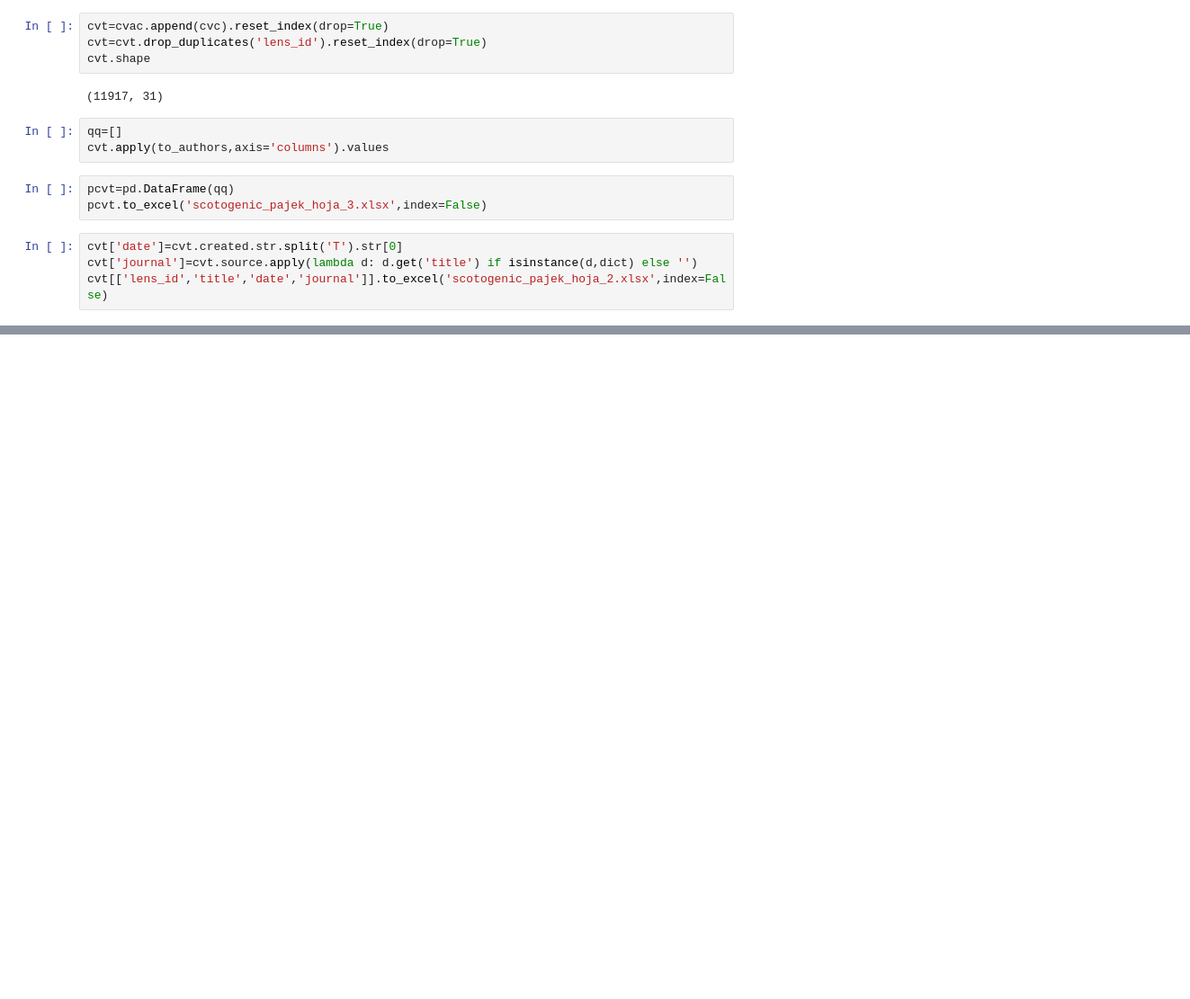
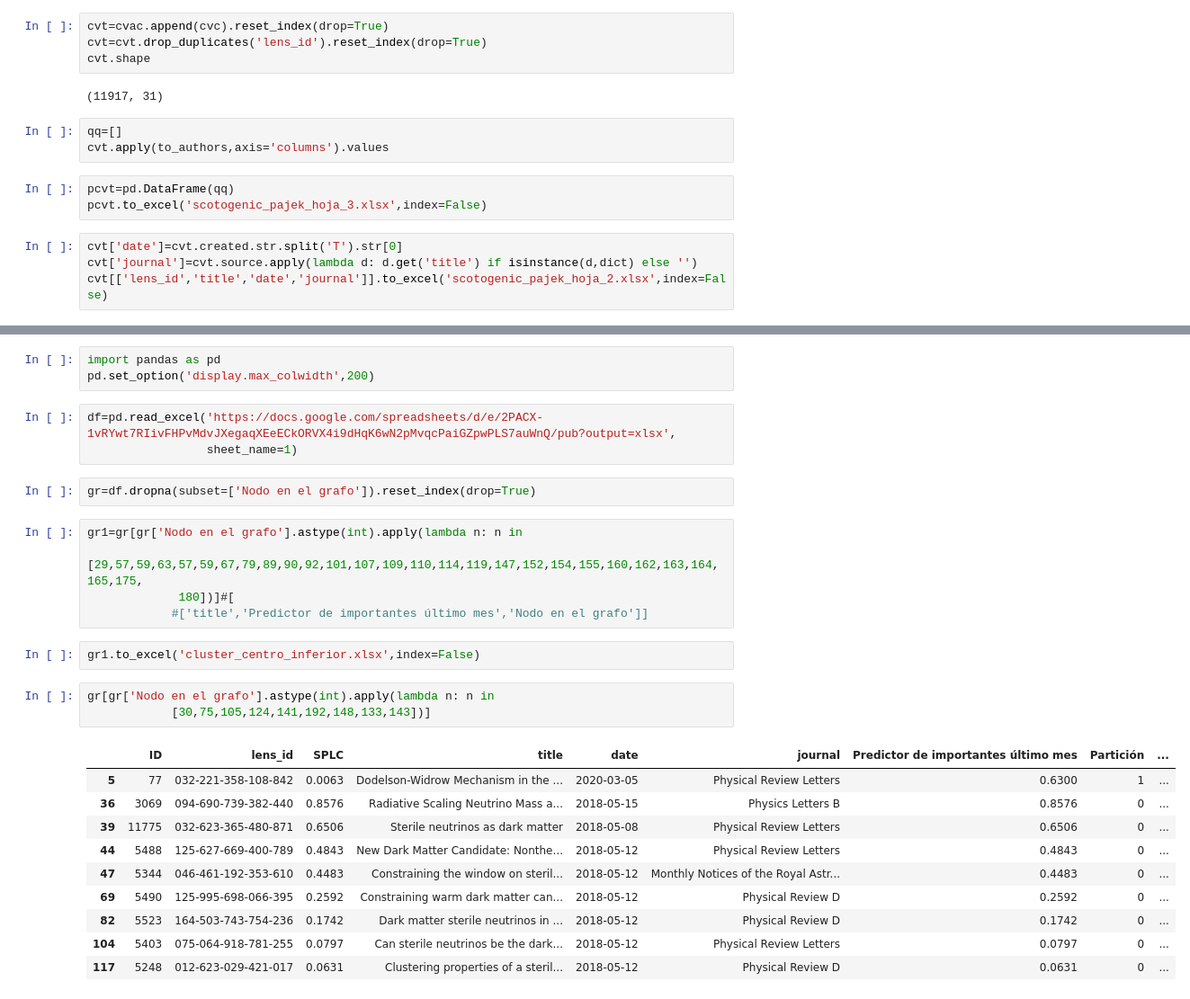
Before and after one commit to restrepo/articles_COVID-19, a Jupyter notebook: lens_scotogenic.ipynb, the cells around one changed output, grey strips where cells are left out. Shown: that part at 90% size. Drawn from its saved outputs; the diff is of its cells as text; blank space fills up the shorter version.

```diff
--- a/lens_scotogenic.ipynb
+++ b/lens_scotogenic.ipynb
@@ -465,0 +489,29 @@ cvt[['lens_id','title','date','journal']].to_excel('scotogenic_pajek_hoja_2.xlsx
+# %%
+import pandas as pd
+pd.set_option('display.max_colwidth',200)
+# %%
+df=pd.read_excel('https://docs.google.com/spreadsheets/d/e/2PACX-1vRYwt7RIivFHPvMdvJXegaqXEeECkORVX4i9dHqK6wN2pMvqcPaiGZpwPLS7auWnQ/pub?output=xlsx',
+                 sheet_name=1)
+# %%
+gr=df.dropna(subset=['Nodo en el grafo']).reset_index(drop=True)
+# %%
+gr1=gr[gr['Nodo en el grafo'].astype(int).apply(lambda n: n in
+            [29,57,59,63,57,59,67,79,89,90,92,101,107,109,110,114,119,147,152,154,155,160,162,163,164,165,175,
+             180])]#[
+            #['title','Predictor de importantes último mes','Nodo en el grafo']]
+# %%
+gr1.to_excel('cluster_centro_inferior.xlsx',index=False)
+# %%
+gr[gr['Nodo en el grafo'].astype(int).apply(lambda n: n in
+            [30,75,105,124,141,192,148,133,143])]
+# %% [output]
+|  | ID | lens_id | SPLC | title | date | journal | Predictor de importantes último mes | Partición | ... |
+| 5 | 77 | 032-221-358-108-842 | 0.0063 | Dodelson-Widrow Mechanism in the ... | 2020-03-05 | Physical Review Letters | 0.6300 | 1 | ... |
+| 36 | 3069 | 094-690-739-382-440 | 0.8576 | Radiative Scaling Neutrino Mass a... | 2018-05-15 | Physics Letters B | 0.8576 | 0 | ... |
+| 39 | 11775 | 032-623-365-480-871 | 0.6506 | Sterile neutrinos as dark matter | 2018-05-08 | Physical Review Letters | 0.6506 | 0 | ... |
+| 44 | 5488 | 125-627-669-400-789 | 0.4843 | New Dark Matter Candidate: Nonthe... | 2018-05-12 | Physical Review Letters | 0.4843 | 0 | ... |
+| 47 | 5344 | 046-461-192-353-610 | 0.4483 | Constraining the window on steril... | 2018-05-12 | Monthly Notices of the Royal Astr... | 0.4483 | 0 | ... |
+| 69 | 5490 | 125-995-698-066-395 | 0.2592 | Constraining warm dark matter can... | 2018-05-12 | Physical Review D | 0.2592 | 0 | ... |
+| 82 | 5523 | 164-503-743-754-236 | 0.1742 | Dark matter sterile neutrinos in ... | 2018-05-12 | Physical Review D | 0.1742 | 0 | ... |
+| 104 | 5403 | 075-064-918-781-255 | 0.0797 | Can sterile neutrinos be the dark... | 2018-05-12 | Physical Review Letters | 0.0797 | 0 | ... |
+| 117 | 5248 | 012-623-029-421-017 | 0.0631 | Clustering properties of a steril... | 2018-05-12 | Physical Review D | 0.0631 | 0 | ... |
```
Also changed, not shown: parts of 6 cells of this notebook.
